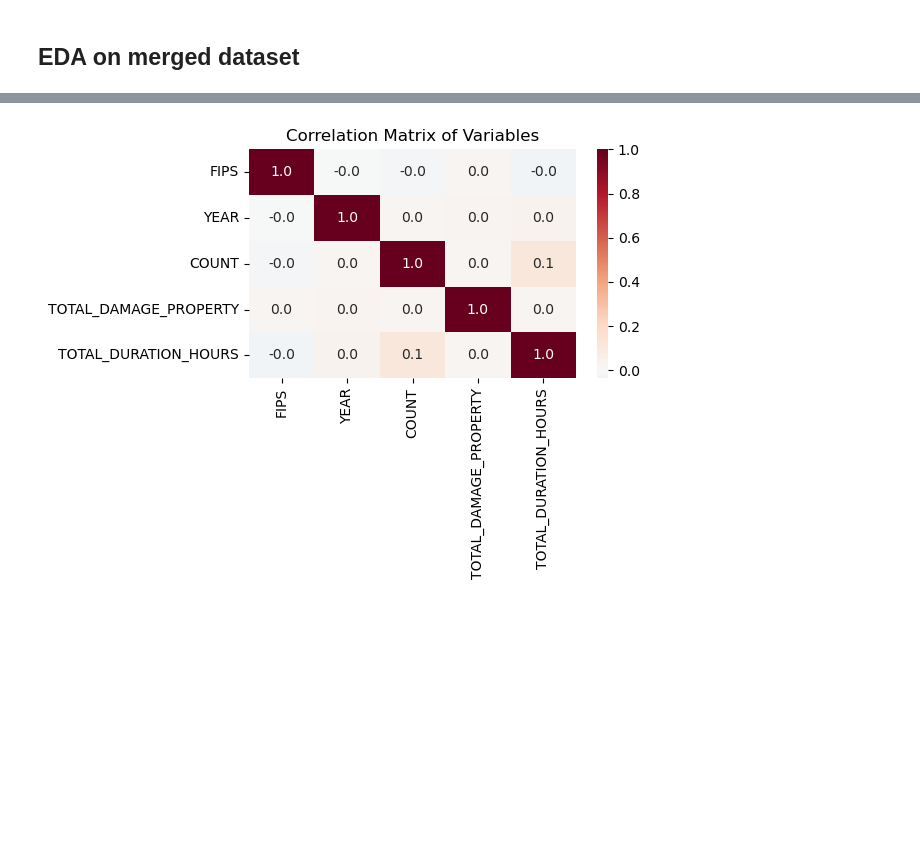
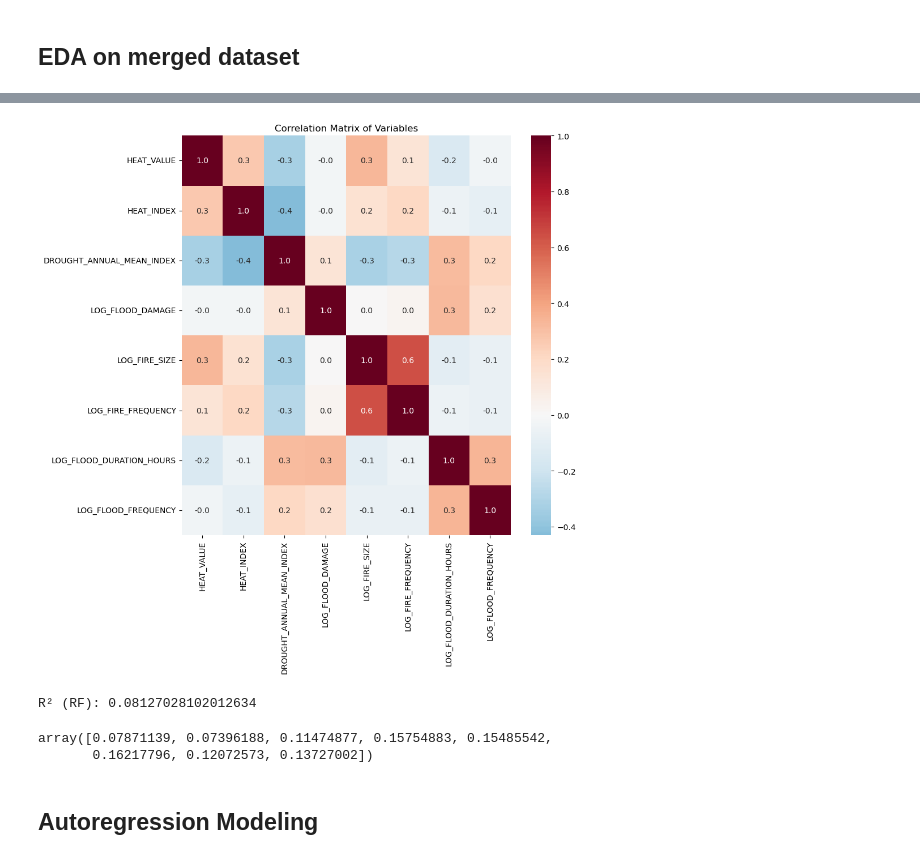
Before and after one commit to Ramil-cyber/Capstone_Citizensbank_climate-risk_insurance-exposure_monitoring, a Jupyter notebook: 03_code/data_exploration/datasets_join_v2.ipynb, the cells around one changed output, grey strips where cells are left out. Cells and saved outputs as stored; diff of their text form; code cells hidden in the pictures; blank space fills up the shorter version.

Commit message:
EDA of joined data done

```diff
--- a/03_code/data_exploration/datasets_join_v2.ipynb
+++ b/03_code/data_exploration/datasets_join_v2.ipynb
@@ -349,0 +370,20 @@ X = for_training.drop(columns=["hpi_yoy"])  # ,"FIPS","YEAR"
+# %%
+import numpy as np
+
+for_training["LOG_FLOOD_DAMAGE"] = np.log1p(for_training["FLOOD_PROPERTY_DAMAGE"])
+for_training["LOG_FIRE_SIZE"] = np.log1p(for_training["FIRE_SIZE"])
+for_training["LOG_FIRE_FREQUENCY"] = np.log1p(for_training["FIRE_FREQUENCY"])
+for_training["LOG_FLOOD_DURATION_HOURS"] = np.log1p(
+    for_training["FLOOD_DURATION_HOURS"]
+)
+for_training["LOG_FLOOD_FREQUENCY"] = np.log1p(for_training["FLOOD_FREQUENCY"])
+
+for_training = for_training.drop(
+    columns=[
+        "FLOOD_PROPERTY_DAMAGE",
+        "FIRE_SIZE",
+        "FIRE_FREQUENCY",
+        "FLOOD_FREQUENCY",
+        "FLOOD_DURATION_HOURS",
+    ]
+)
@@ -349,0 +417,4 @@ X = for_training.drop(columns=["hpi_yoy"])  # ,"FIPS","YEAR"
+# %%
+# Split data into features and target
+y = for_training["HPI_YoY"]
+X = for_training.drop(columns=["HPI_YoY"])  # ,"FIPS","YEAR"
@@ -389,20 +606,34 @@ TOTAL_DURATION_HOURS               1.000000
 # %%
-import matplotlib.pyplot as plt
-import seaborn as sns
+corr = X.corr(numeric_only=True)
 
-# plt.figure(figsize=(12, 12))
+plt.figure(figsize=(10, 10))
 sns.heatmap(
     corr,
     # .drop(
     #     columns=["State FIPS Code", "County FIPS Code", "State-County FIPS Code"]
     # ).iloc[3:22, 3:22],
     annot=True,
     cmap="RdBu_r",
     center=0,
     fmt=".1f",
 )
 plt.title("Correlation Matrix of Variables")
 plt.tight_layout()
 plt.show()
 # %% [output]
-[figure, old version]
+[figure, new version]
+# %%
+from sklearn.ensemble import RandomForestRegressor
+
+rf = RandomForestRegressor(n_estimators=200, random_state=42)
+rf.fit(X_train, y_train)
+print("R² (RF):", rf.score(X_test, y_test))
+# %% [output]
+R² (RF): 0.08127028102012634
+# %%
+rf.feature_importances_
+# %% [output]
+array([0.07871139, 0.07396188, 0.11474877, 0.15754883, 0.15485542,
+       0.16217796, 0.12072573, 0.13727002])
+# %% [markdown]
+## Autoregression Modeling
```
Also changed, not shown: parts of 21 cells of this notebook, 2 other files.
